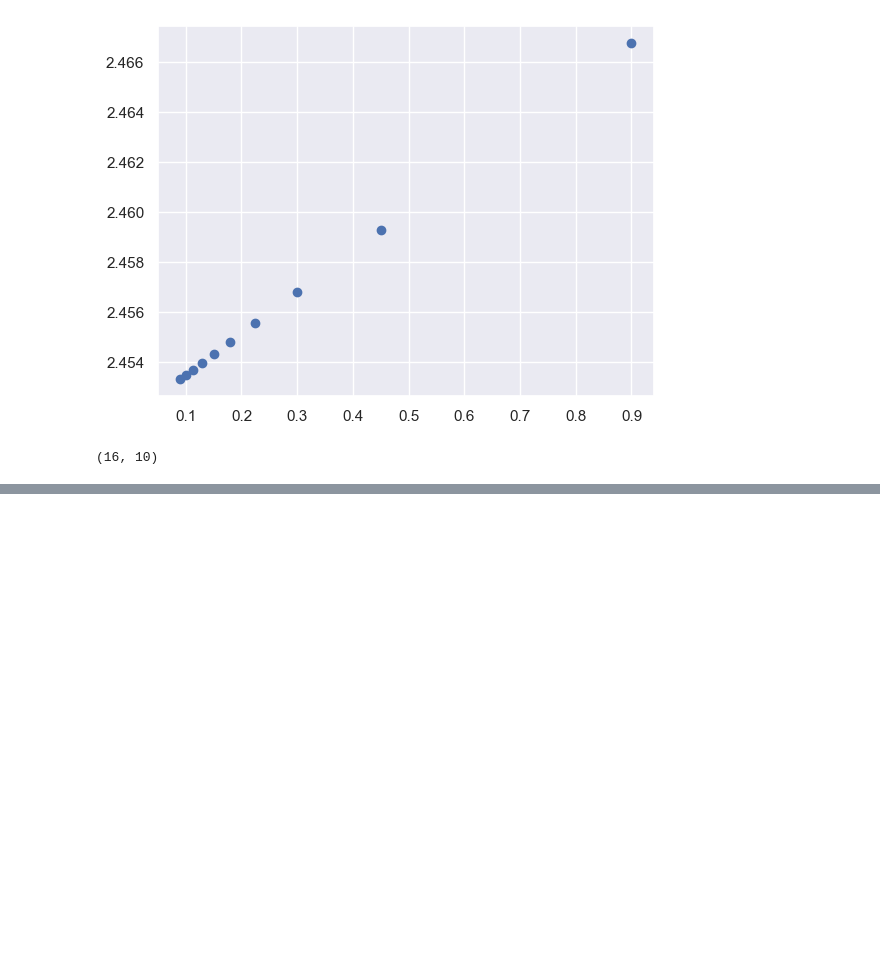
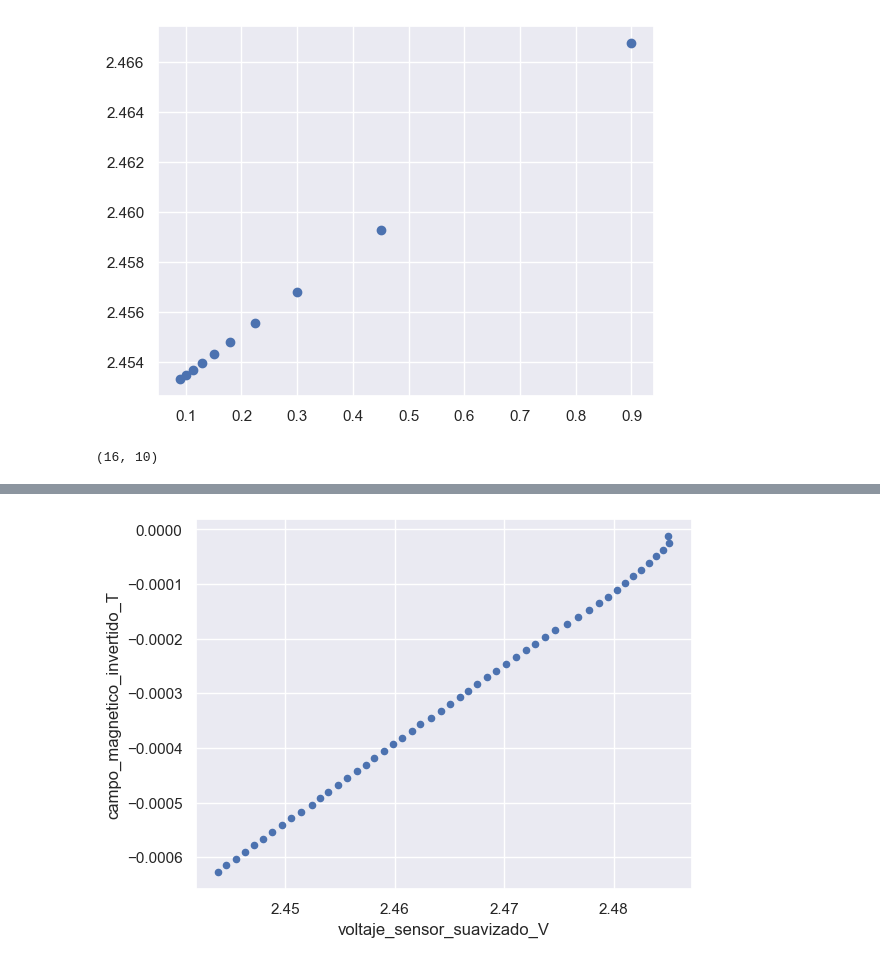
Before and after one commit to sperezp23/Sensor_de_efecto_Hall, a Jupyter notebook: Python/Calibración.ipynb, the cells around one changed output, grey strips where cells are left out. Cells and saved outputs as stored; diff of their text form; code cells hidden in the pictures; blank space fills up the shorter version.

```diff
--- a/Python/Calibración.ipynb
+++ b/Python/Calibración.ipynb
@@ -145,0 +160,4 @@ Intercepto (b): ( 2.44 ±  0.1344)
+# %%
+datos_sensor_df = pd.read_excel(r'datos_final.xlsx')
+datos_sensor_df.dropna(inplace=True)
+datos_sensor_df
@@ -145,0 +182,3 @@ Intercepto (b): ( 2.44 ±  0.1344)
+# %%
+datos_sensor_df['campo_magnetico_T'] = datos_sensor_df.campo_magnetico_uT * 1e-6
+datos_sensor_df
@@ -145,0 +203,8 @@ Intercepto (b): ( 2.44 ±  0.1344)
+# %%
+datos_sensor_df['voltaje_sensor_suavizado_V'] = datos_sensor_df.voltaje_sensor_V.ewm(span=10, adjust=False).mean()
+datos_sensor_df['campo_magnetico_invertido_T'] = datos_sensor_df.campo_magnetico_T * -1
+
+datos_sensor_df.plot(kind='scatter', x='voltaje_sensor_suavizado_V', y='campo_magnetico_invertido_T')
+plt.show()
+# %% [output]
+[figure, added]
```
Also changed, not shown: parts of 9 cells of this notebook.
